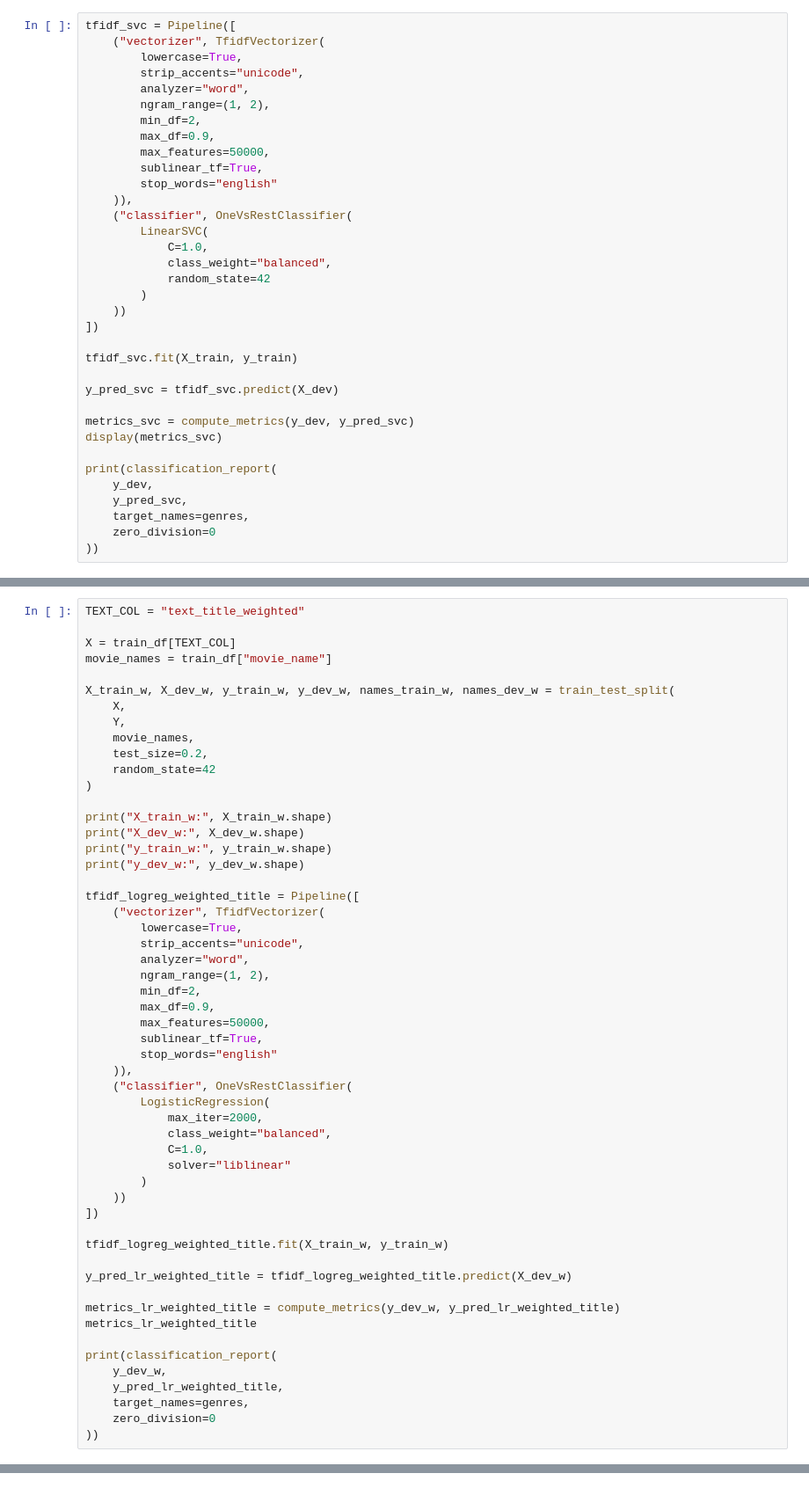
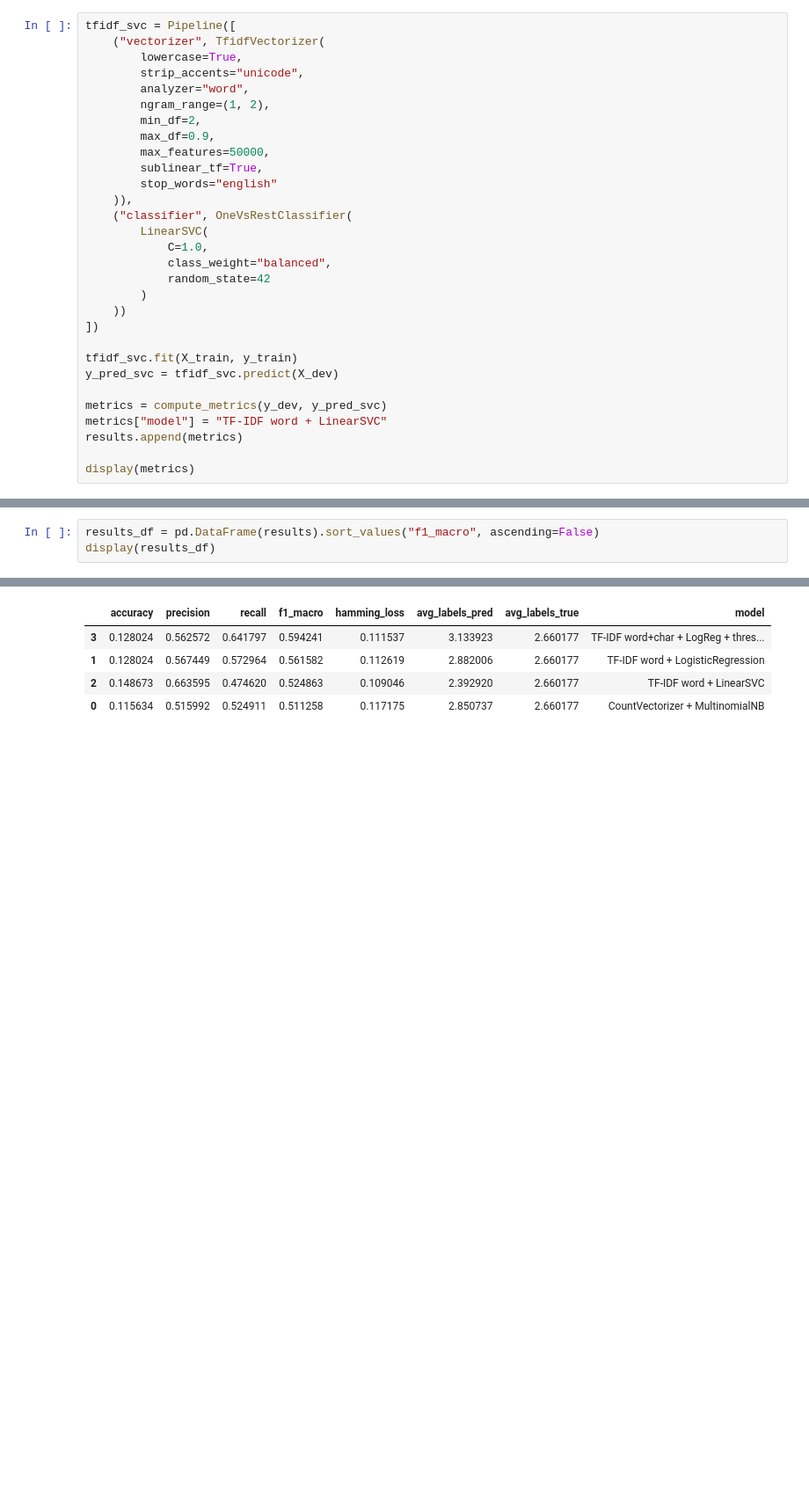
Before and after one commit to danilpzz/ILN-movie-genre-identification-task, a Jupyter notebook: ILN05_01_Modelos_Clasicos_TFIDF_LogReg.ipynb, the cells around one changed output, grey strips where cells are left out. Shown at 88% size. Drawn from its saved outputs; the diff is of its cells as text; blank space fills up the shorter version.

```diff
--- a/ILN05_01_Modelos_Clasicos_TFIDF_LogReg.ipynb
+++ b/ILN05_01_Modelos_Clasicos_TFIDF_LogReg.ipynb
@@ -454,18 +448,13 @@ tfidf_svc = Pipeline([
 ])
 
 tfidf_svc.fit(X_train, y_train)
-
 y_pred_svc = tfidf_svc.predict(X_dev)
 
-metrics_svc = compute_metrics(y_dev, y_pred_svc)
-display(metrics_svc)
+metrics = compute_metrics(y_dev, y_pred_svc)
+metrics["model"] = "TF-IDF word + LinearSVC"
+results.append(metrics)
 
-print(classification_report(
-    y_dev,
-    y_pred_svc,
-    target_names=genres,
-    zero_division=0
-))
+display(metrics)
 # %% [output]
 {'accuracy': 0.1486725663716814,
  'precision': 0.6635945112908401,
@@ -555,55 +490,4 @@ print(classification_report(
 # %%
-TEXT_COL = "text_title_weighted"
-
-X = train_df[TEXT_COL]
-movie_names = train_df["movie_name"]
-
-X_train_w, X_dev_w, y_train_w, y_dev_w, names_train_w, names_dev_w = train_test_split(
-    X,
-    Y,
-    movie_names,
-    test_size=0.2,
-    random_state=42
-)
-
-print("X_train_w:", X_train_w.shape)
-print("X_dev_w:", X_dev_w.shape)
-print("y_train_w:", y_train_w.shape)
-print("y_dev_w:", y_dev_w.shape)
-
-tfidf_logreg_weighted_title = Pipeline([
-    ("vectorizer", TfidfVectorizer(
-        lowercase=True,
-        strip_accents="unicode",
-        analyzer="word",
-        ngram_range=(1, 2),
-        min_df=2,
-        max_df=0.9,
-        max_features=50000,
-        sublinear_tf=True,
-        stop_words="english"
-    )),
-    ("classifier", OneVsRestClassifier(
-        LogisticRegression(
-            max_iter=2000,
-            class_weight="balanced",
-            C=1.0,
-            solver="liblinear"
-        )
-    ))
-])
-
-tfidf_logreg_weighted_title.fit(X_train_w, y_train_w)
-
-y_pred_lr_weighted_title = tfidf_logreg_weighted_title.predict(X_dev_w)
-
-metrics_lr_weighted_title = compute_metrics(y_dev_w, y_pred_lr_weighted_title)
-metrics_lr_weighted_title
-
-print(classification_report(
-    y_dev_w,
-    y_pred_lr_weighted_title,
-    target_names=genres,
-    zero_division=0
-))
+results_df = pd.DataFrame(results).sort_values("f1_macro", ascending=False)
+display(results_df)
 # %% [output]
@@ -627 +494,6 @@ y_dev_w: (1695, 18)
+|  | accuracy | precision | recall | f1_macro | hamming_loss | avg_labels_pred | avg_labels_true | model |
+| 3 | 0.128024 | 0.562572 | 0.641797 | 0.594241 | 0.111537 | 3.133923 | 2.660177 | TF-IDF word+char + LogReg + thres... |
+| 1 | 0.128024 | 0.567449 | 0.572964 | 0.561582 | 0.112619 | 2.882006 | 2.660177 | TF-IDF word + LogisticRegression |
+| 2 | 0.148673 | 0.663595 | 0.474620 | 0.524863 | 0.109046 | 2.392920 | 2.660177 | TF-IDF word + LinearSVC |
+| 0 | 0.115634 | 0.515992 | 0.524911 | 0.511258 | 0.117175 | 2.850737 | 2.660177 | CountVectorizer + MultinomialNB |
 # %%
```
Also changed, not shown: parts of 45 cells of this notebook.
